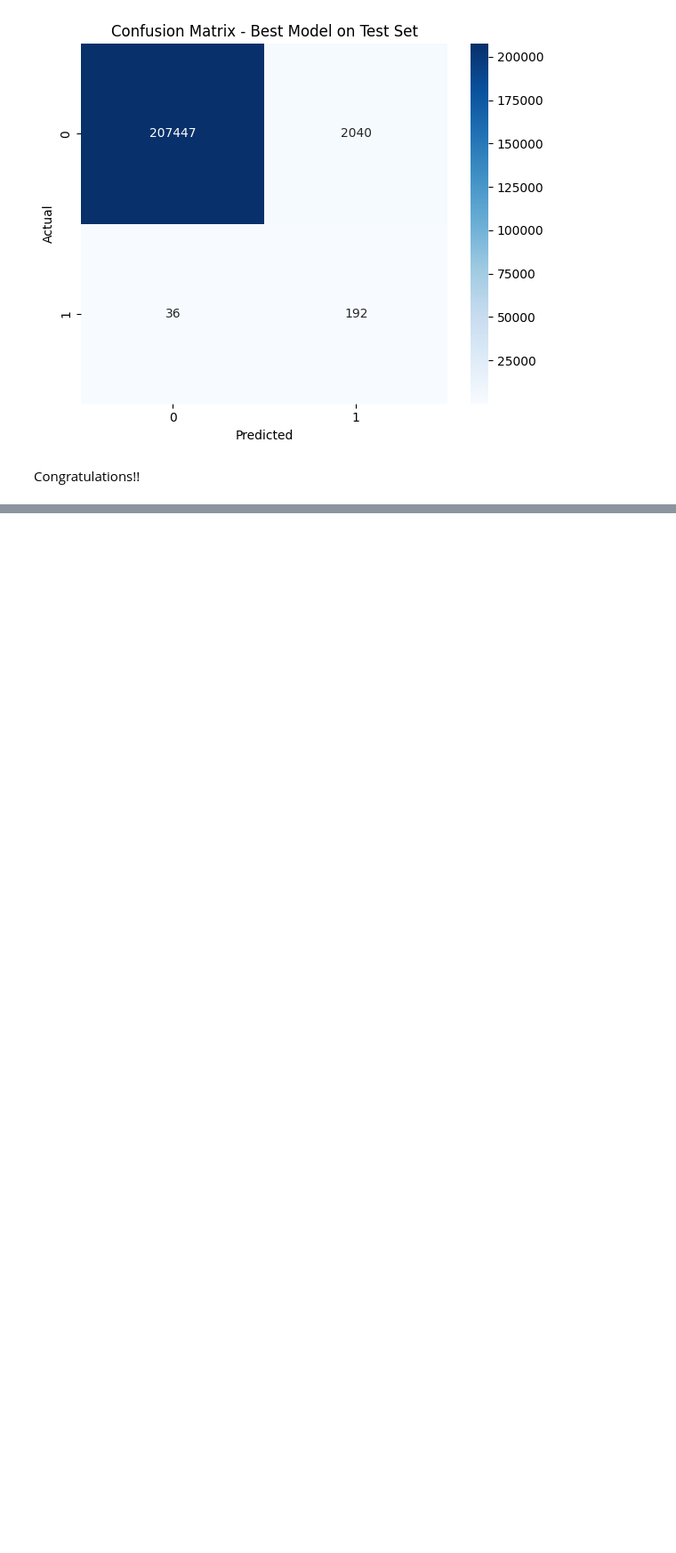
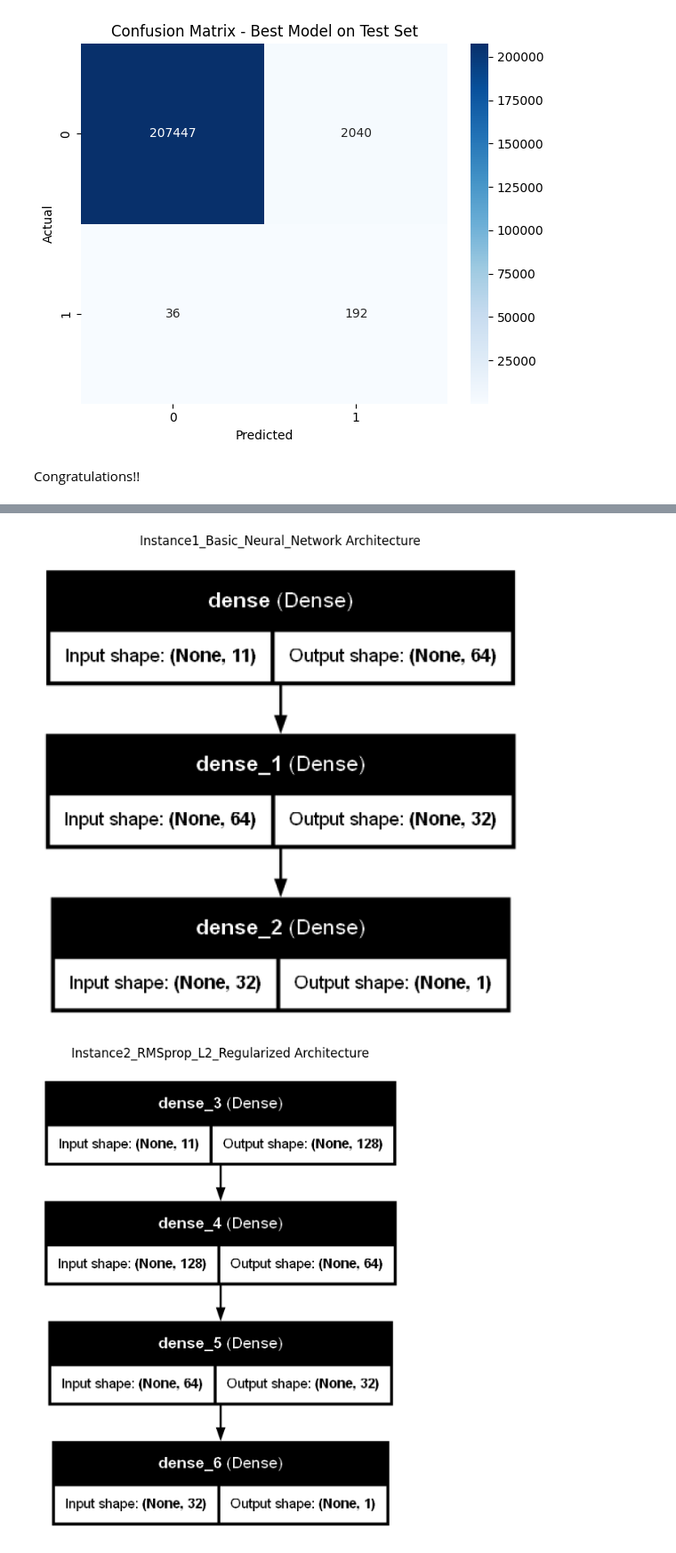
Before and after one commit to JohnOngeri/FraudDetection, a Jupyter notebook: Summative_Intro_to_ml_[John_Ongeri_Ouma_number]_assignment.ipynb, the cells around one changed output, grey strips where cells are left out. Shown at 89% size. Saved outputs shown, nothing was run; the diff lists cells and outputs as text; code cells hidden in the pictures; blank space fills up the shorter version.

Commit message:
added model architectures folder

```diff
--- a/Summative_Intro_to_ml_[John_Ongeri_Ouma_number]_assignment.ipynb
+++ b/Summative_Intro_to_ml_[John_Ongeri_Ouma_number]_assignment.ipynb
@@ -914,0 +924,50 @@ Congratulations!!
+# %%
+from tensorflow.keras.models import load_model
+
+def visualize_model_architecture(model, model_name):
+    """
+    Loads and visualizes the architecture of a saved Keras model.
+
+    Args:
+        model: Trained Keras model to visualize.
+        model_name (str): Descriptive name used in filename and title.
+    """
+    from tensorflow.keras.utils import plot_model
+    import matplotlib.pyplot as plt
+    import matplotlib.image as mpimg
+    import os
+
+    # Ensure directory exists
+    os.makedirs('model_architectures', exist_ok=True)
+
+    # Define plot path
+    plot_file = f'model_architectures/{model_name}_architecture.png'
+
+
+    # Save model visualization
+    plot_model(model, to_file=plot_file,
+               show_shapes=True, show_layer_names=True,
+               rankdir='TB', dpi=96)
+
+    # Display the image
+    plt.figure(figsize=(10, 8))
+    img = mpimg.imread(plot_file)
+    plt.imshow(img)
+    plt.axis('off')
+    plt.title(f'{model_name} Architecture', pad=20)
+    plt.show()
+
+# === Load models from disk ===
+model_1 = load_model(r'C:\Users\HP\FraudDetection\saved_models\nn_instance1_basic.keras')
+model_2 = load_model(r'C:\Users\HP\FraudDetection\saved_models\nn_instance2_optimized.keras')
+model_3 = load_model(r'C:\Users\HP\FraudDetection\saved_models\nn_instance3_optimized.keras')
+model_4 = load_model(r'C:\Users\HP\FraudDetection\saved_models\nn_instance4_optimized.keras')
+
+# === Visualize all models ===
+visualize_model_architecture(model_1, 'Instance1_Basic_Neural_Network')
+visualize_model_architecture(model_2, 'Instance2_RMSprop_L2_Regularized')
+visualize_model_architecture(model_3, 'Instance3_Adam_Dropout')
+visualize_model_architecture(model_4, 'Instance4_SGD_L1_Dropout')
+# %% [output]
+[figure, added]
+[figure, added]
```
Also changed, not shown: parts of 3 cells of this notebook, 4 other files.
